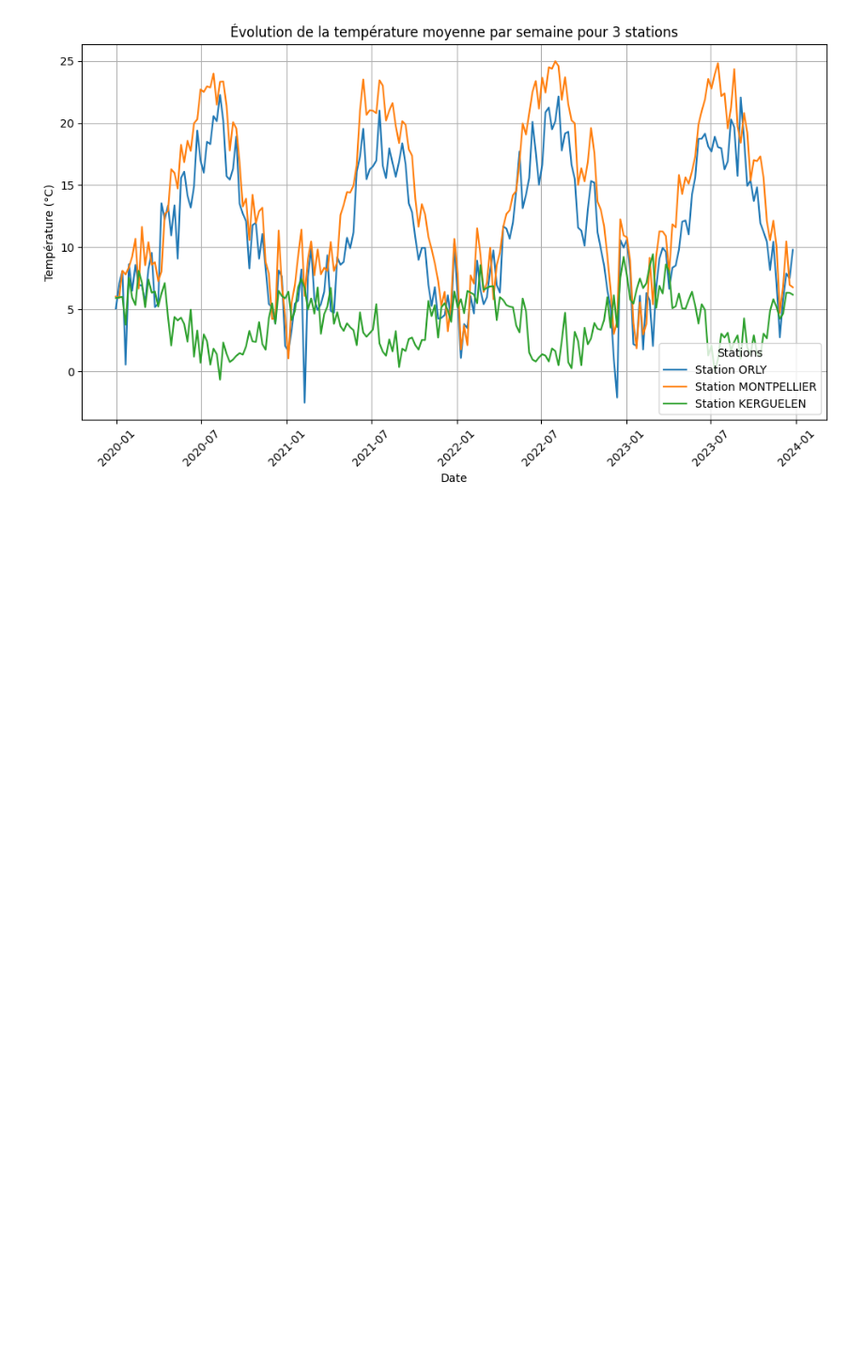
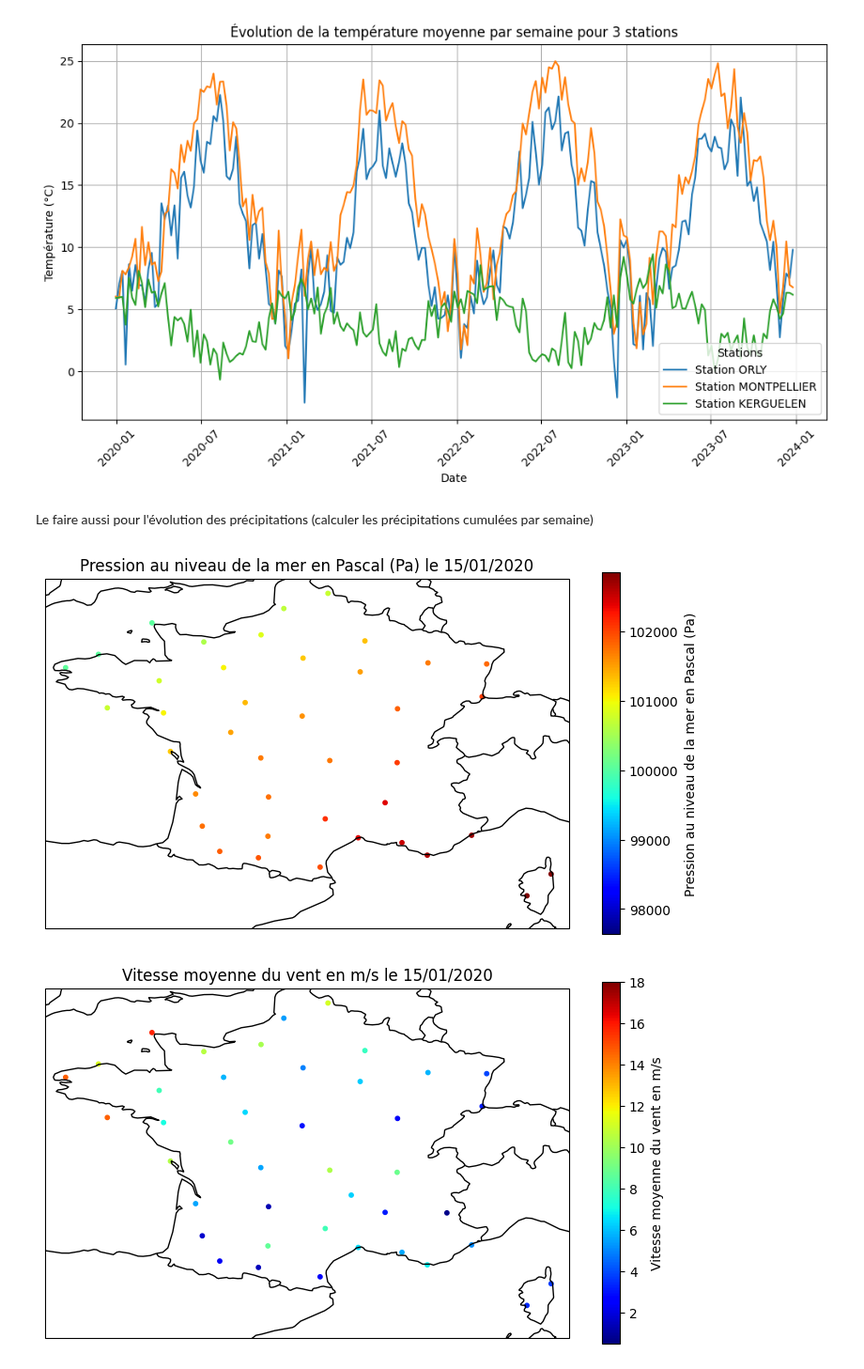
Before and after one commit to Antoine-Merienne/Projet-data-science-Mornand-Merienne, a Jupyter notebook: Donnees_clim.ipynb, the cells around one changed output. Shown at 94% size. Drawn from its saved outputs; the diff is of its cells as text; code cells hidden in the pictures; blank space fills up the shorter version.

Commit message:
Analyse des données clim

```diff
--- a/Donnees_clim.ipynb
+++ b/Donnees_clim.ipynb
@@ -59,7 +59,7 @@ Index(['numer_sta', 'date', 'pmer', 'tend', 'cod_tend', 'dd', 'ff', 't', 'td',
        'nnuage4', 'ctype4', 'hnuage4', 'Unnamed: 59'],
       dtype='object')
 # %%
-colonnes_a_garder = ['numer_sta', 'date', 'pmer', 'tend', 'dd', 'ff', 't', 'u', 'vv', 'rr12']
+colonnes_a_garder = ['numer_sta', 'date', 'pmer', 'tend', 'dd', 'ff', 't', 'u', 'vv', 'rr24']
 noms_colonnes = {
     'numer_sta': 'ID',
     'date': 'date_UTC',
@@ -70,7 +70,7 @@ noms_colonnes = {
     't': 'temperature_K',
     'u': 'humidite_%',
     'vv': 'visibilite_horizontale_m',
-    'rr12': 'precipitations_12h_mm'
+    'rr24': 'precipitations_24h_mm'
 }
 
 df_meteo = df_meteo[colonnes_a_garder]
@@ -276,3 +276,52 @@ plt.tight_layout()
 plt.show()
 # %% [output]
 [figure]
+# %% [markdown]
+Le faire aussi pour l'évolution des précipitations (calculer les précipitations cumulées par semaine)
+# %%
+date_specifique = "20200115"  # sous forme 'YYYYMMDD'
+
+# Dictionnaire des paramètres à afficher
+dict_param = {
+    'pression_niveau_mer_Pa': ['Pression au niveau de la mer', 'Pascal (Pa)'],
+    'vitesse_vent_moyen_10mn_m/s': ['Vitesse moyenne du vent', 'm/s'],
+    'temperature_C': ['Température', 'degrés'],
+    'humidite_%': ['Humidité', '%'],
+    'precipitations_24h_mm': ['Précipitations sur 24h', 'mm']
+}
+
+# Boucle sur tous les paramètres
+for param in dict_param.keys():
+    nom_param, unite = dict_param[param]
+
+    # Filtrer les données pour le jour spécifique
+    df = df_meteo_tot[df_meteo_tot['date_UTC'] == date_specifique]
+
+    # Créer la figure
+    fig = plt.figure(figsize=(9,5))
+
+    # Sélectionner une projection pour la carte
+    ax = plt.axes(projection=ccrs.PlateCarree())
+
+    # Scatter plot des stations avec les coordonnées (Longitude, Latitude)
+    scatter = ax.scatter(df['Longitude'], df['Latitude'], c=df[param], cmap='jet', s=10)
+
+    # Ajouter les éléments géographiques : côtes et frontières
+    ax.coastlines(resolution='50m', linewidth=1)
+    ax.add_feature(cfeature.BORDERS.with_scale('50m'))
+
+    # Ajouter la barre de couleur
+    cbar = plt.colorbar(scatter)
+    cbar.set_label(f'{nom_param} en {unite}')  # Légende pour la barre de couleur
+
+    # Définir la région à afficher pour toute la France
+    ax.set_extent([-5, 10, 41, 51])  # Coordonnées approximatives pour toute la France
+
+    # Ajouter un titre à la carte
+    plt.title(f"{nom_param} en {unite} le {date_specifique[6:8]}/{date_specifique[4:6]}/{date_specifique[0:4]}")
+
+    # Afficher la carte
+    plt.show()
+# %% [output]
+[figure, added]
+[figure, added]
```
Also changed, not shown: parts of 4 cells of this notebook.
